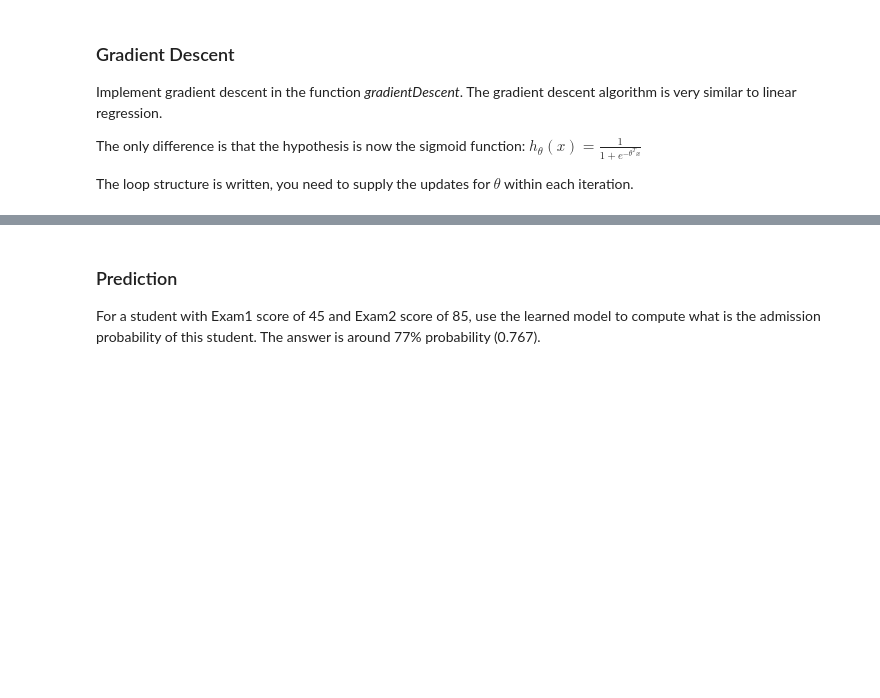
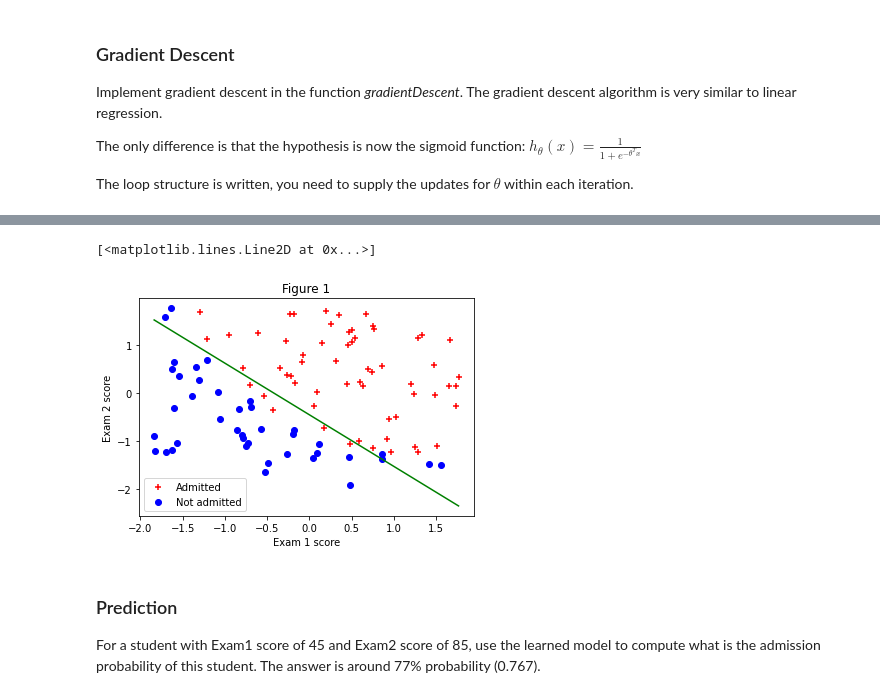
Before and after one commit to pedrovt/aa-labs, a Jupyter notebook: Lab3-LogisticRegression/ML_LogReg.ipynb, the cells around one changed output, grey strips where cells are left out. Saved outputs shown, nothing was run; the diff lists cells and outputs as text; code cells hidden in the pictures; blank space fills up the shorter version.

```diff
--- a/Lab3-LogisticRegression/ML_LogReg.ipynb
+++ b/Lab3-LogisticRegression/ML_LogReg.ipynb
@@ -100,10 +133,10 @@ def featureNormalization(X):
     Take in numpy array of X values and return normalize X values,
     the mean and standard deviation of each feature
     """
-    mean= ?
-    std= ?
+    mean= np.mean(X, axis=0)
+    std= np.std(X, axis=0)
 
-    X_norm =?
+    X_norm = (X - mean)/std
 
     return X_norm , mean , std
 # %%
@@ -189,11 +250,26 @@ Plot the data and the decision boundary. You should get a figure similar to Fig.
 <caption><center> **Fig. 3** : **Training data vs Decision boundary** </center></caption>
 # %%
 #Create Fig.3 (using plt.scatter)
+pos=(y==1)
+neg=(y==0)
+
+#Remember I added column 0 with 1 s
+plt.scatter(X_norm[pos[:,0],1],X_norm[pos[:,0],2],c="r",marker="+", label='Admitted')
+plt.scatter(X_norm[neg[:,0],1],X_norm[neg[:,0],2],c="b",marker="o", label='Not admitted')
+
+plt.xlabel('Exam 1 score')
+plt.ylabel('Exam 2 score')
+plt.title('Figure 1')
+plt.legend()
+#plt.show()
 
 #Sugestion how to plot the decision boundary (the green line)
-x_value= np.array([np.min(X[:,1]),np.max(X[:,1])])
+x_value= np.array([np.min(X_norm[:,1]),np.max(X_norm[:,1])])
 y_value=-(theta[0] +theta[1]*x_value)/theta[2]
 plt.plot(x_value,y_value, "g")
+# %% [output]
+[<matplotlib.lines.Line2D at 0x...>]
+[figure, added]
 # %% [markdown]
 ### Prediction
 
```
Also changed, not shown: parts of 15 cells of this notebook.
